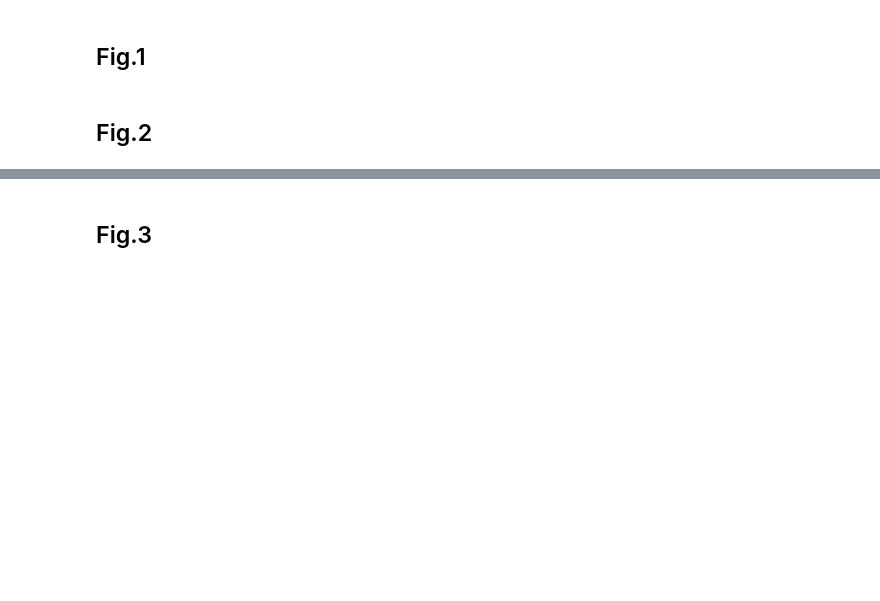
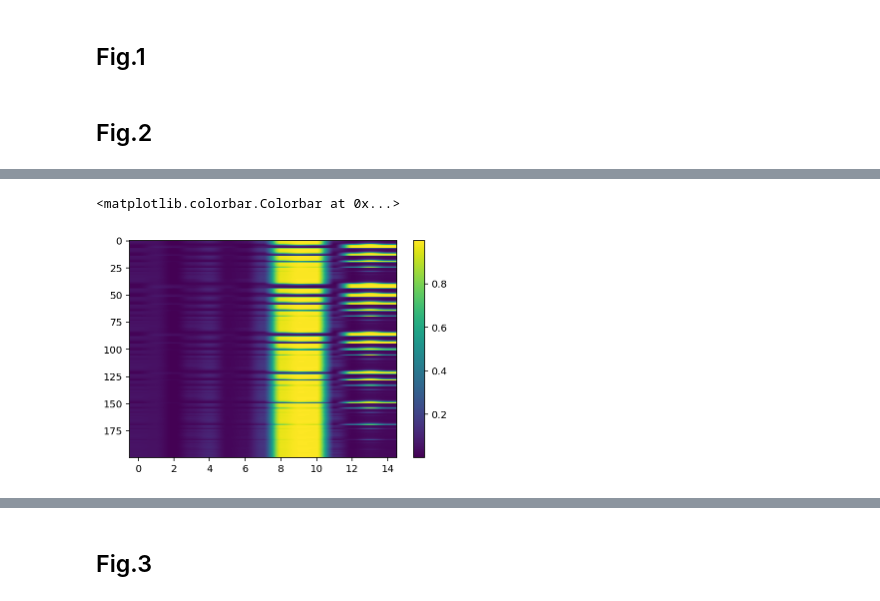
Before and after one commit to nokpil/SocialNet, a Jupyter notebook: Figures.ipynb, the cells around one changed output, grey strips where cells are left out. Drawn from its saved outputs; the diff is of its cells as text; code cells hidden in the pictures; blank space fills up the shorter version.

```diff
--- a/Figures.ipynb
+++ b/Figures.ipynb
@@ -561,0 +676,6 @@ plot_cube(facecolors, stride = stride, angle=-75, name = f'{graph_type}_e{epoch}
+# %%
+plt.imshow(pi_list[-200:], aspect='auto')
+plt.colorbar()
+# %% [output]
+<matplotlib.colorbar.Colorbar at 0x...>
+[figure, added]
```
Also changed, not shown: parts of 36 cells of this notebook, 7 other files.
